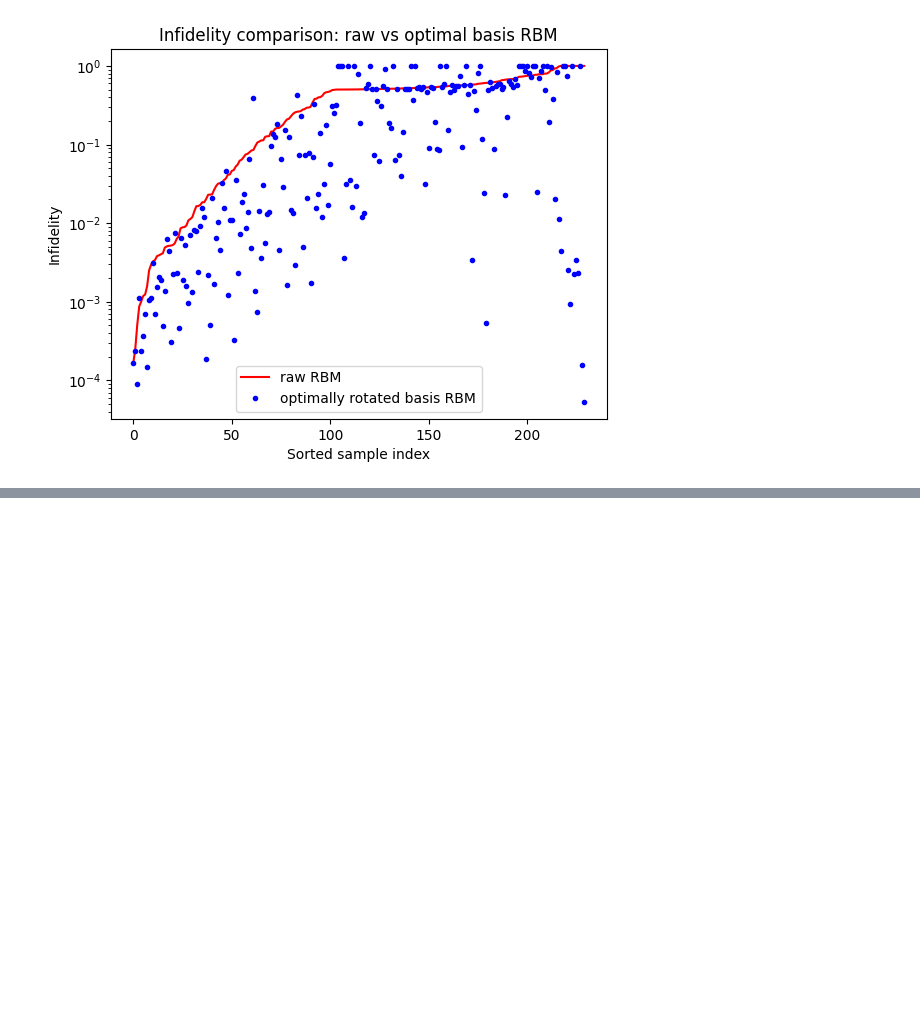
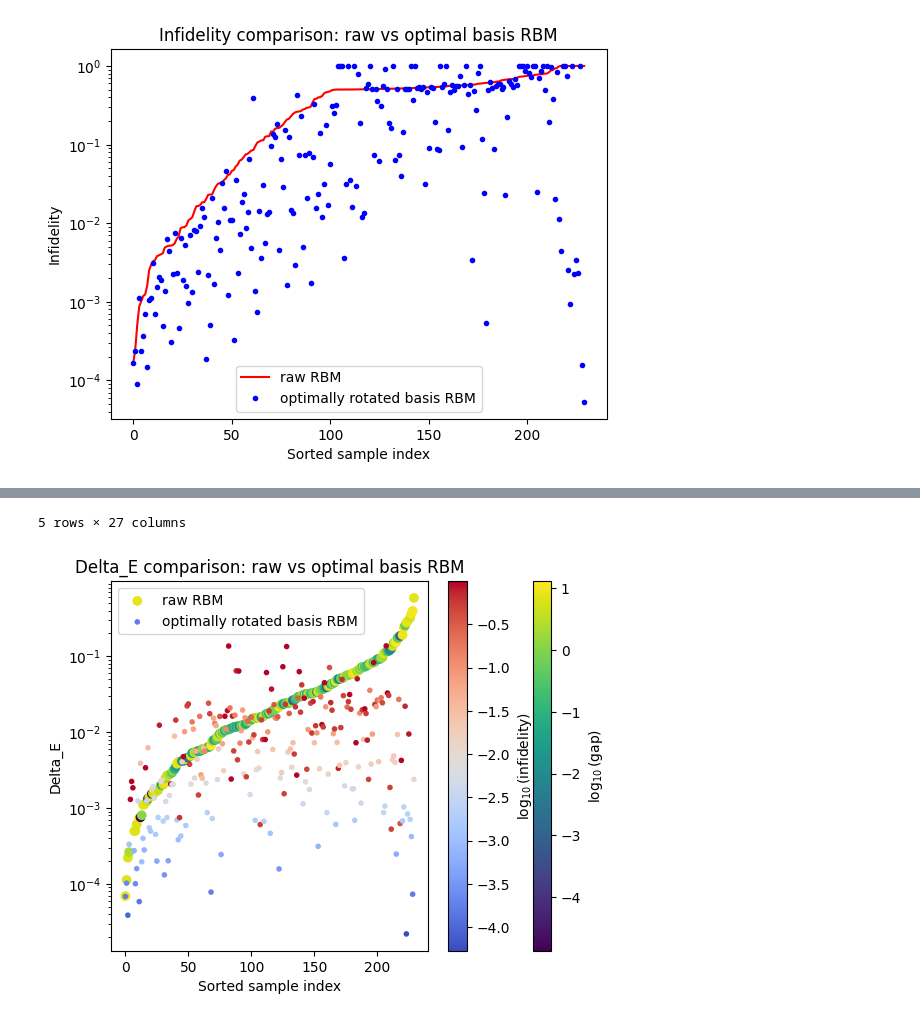
Before and after one commit to NilsNiggemann/DataMiningRBMs, a Jupyter notebook: ana_notebooks/optimal_rotations.ipynb, the cells around one changed output, grey strips where cells are left out. Cells and saved outputs as stored; diff of their text form; code cells hidden in the pictures; blank space fills up the shorter version.

```diff
--- a/ana_notebooks/optimal_rotations.ipynb
+++ b/ana_notebooks/optimal_rotations.ipynb
@@ -340,0 +263,37 @@ def plotCorrelations(df_eval, hypotheses, plt_fig=None, text_offset=None, color=
+# %%
+%matplotlib inline
+def energy_gap(df):
+    gaps = []
+    for energies in df['exact_energies']:
+        if energies is not None and len(energies) >= 2:
+            gap = energies[1] - energies[0]
+        else:
+            gap = np.nan  # or some other placeholder for missing data
+        gaps.append(gap)
+    return gaps
+
+fig, ax = plt.subplots(1)
+ax.set_yscale('log')
+sorteddraw = df_raw.sort_values(by='Delta_E')
+sortedopt = align_df2_to_df1_idx(sorteddraw, df_opt, 'idx')
+ax.scatter(np.arange(len(sorteddraw.Delta_E.values)), sorteddraw.Delta_E.values,
+        c=np.log10(sortedopt.gap.values), cmap='viridis', label='raw RBM')
+m = ax.collections[-1]  # get the scatter collection just created
+cbar0 = fig.colorbar(m, ax=ax)
+cbar0.set_label(r'$\log_{10}$(gap)')
+
+
+
+ax.scatter(np.arange(len(sortedopt.Delta_E.values)), sortedopt.Delta_E.values,
+          c=np.log10(sortedopt.infidelity.values),
+          cmap='coolwarm', marker='.', label='optimally rotated basis RBM')
+m = ax.collections[-1]  # get the scatter collection just created
+cbar0 = fig.colorbar(m, ax=ax)
+cbar0.set_label(r'$\log_{10}$(infidelity)')
+
+ax.set_title("Delta_E comparison: raw vs optimal basis RBM")
+ax.set_ylabel("Delta_E")
+ax.set_xlabel("Sorted sample index")
+ax.legend()
+sortedopt.head()
+# %% [output]
@@ -340,0 +306,2 @@ def plotCorrelations(df_eval, hypotheses, plt_fig=None, text_offset=None, color=
+5 rows × 27 columns
+[figure, added]
```
Also changed, not shown: parts of 7 cells of this notebook, 1 other file.
